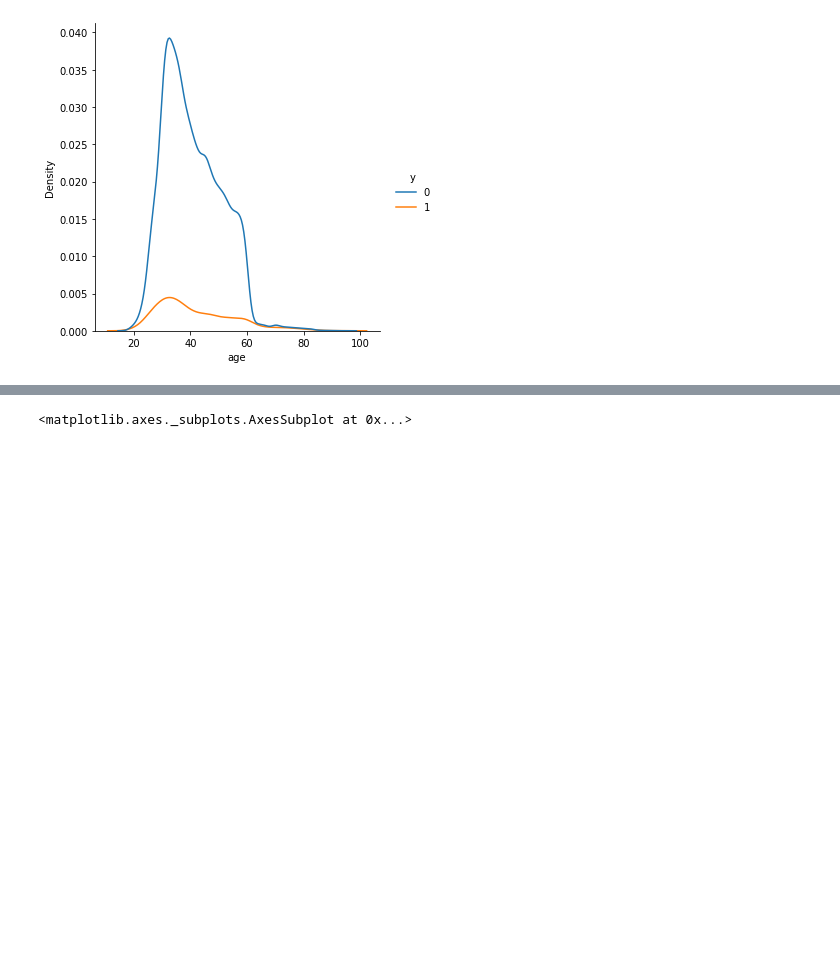
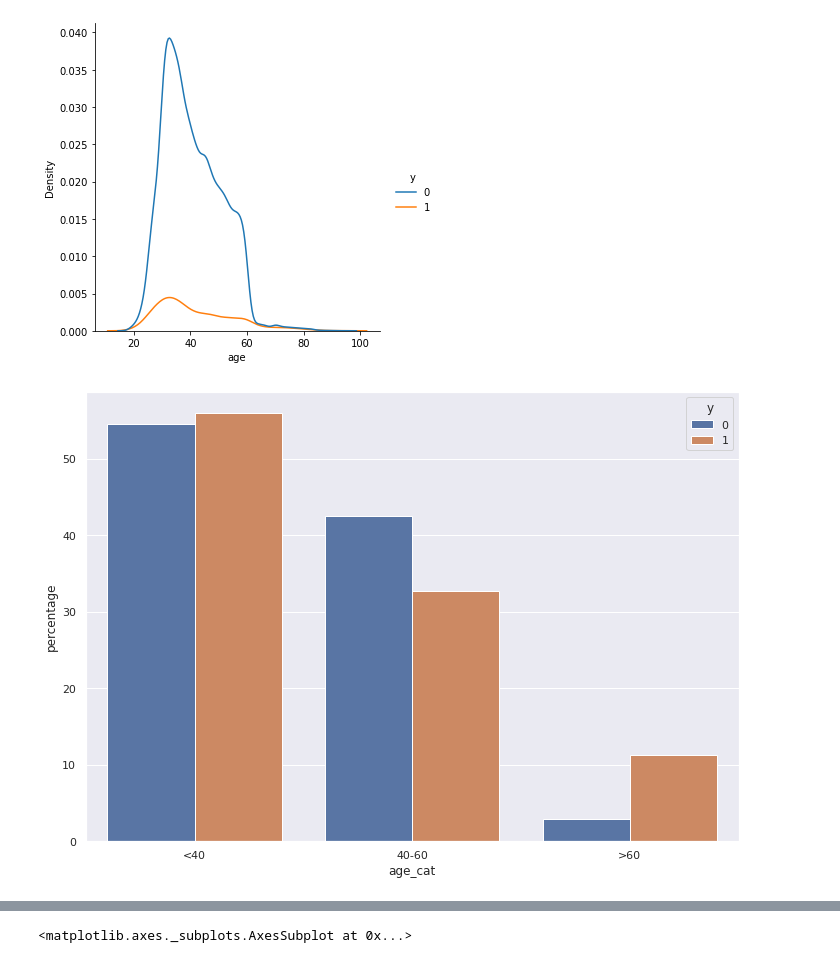
Before and after one commit to franfasan1/DH_G8_desafio3, a Jupyter notebook: notebook_desafio.ipynb, the cells around one changed output, grey strips where cells are left out. Cells and saved outputs as stored; diff of their text form; code cells hidden in the pictures; blank space fills up the shorter version.

```diff
--- a/notebook_desafio.ipynb
+++ b/notebook_desafio.ipynb
@@ -64,3 +66,8 @@ sns.displot(data = data, x = 'age', hue = 'y', legend = True, kind = 'kde')
+# %%
+a = data.groupby('y')['age_cat'].value_counts(normalize = True).rename('percentage').mul(100).reset_index()
+g = sns.barplot(x = 'age_cat', y = 'percentage', hue = 'y', data = a)
+# %% [output]
+[figure, added]
 # %%
 a = data.groupby('y')['job'].value_counts(normalize = True).rename('percentage').mul(100).reset_index()
 g = sns.barplot(x = 'job', y = 'percentage', hue = 'y', data = a)
```
Also changed, not shown: parts of 13 cells of this notebook.
